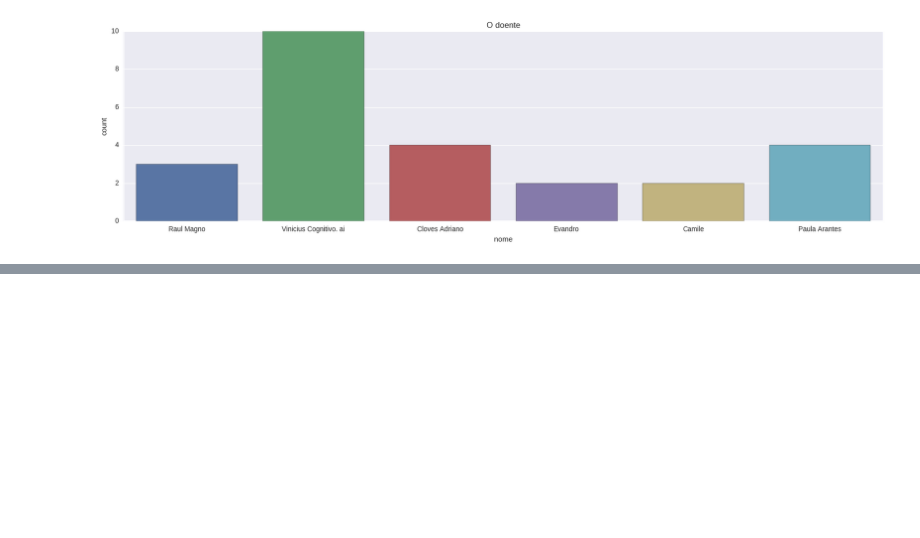
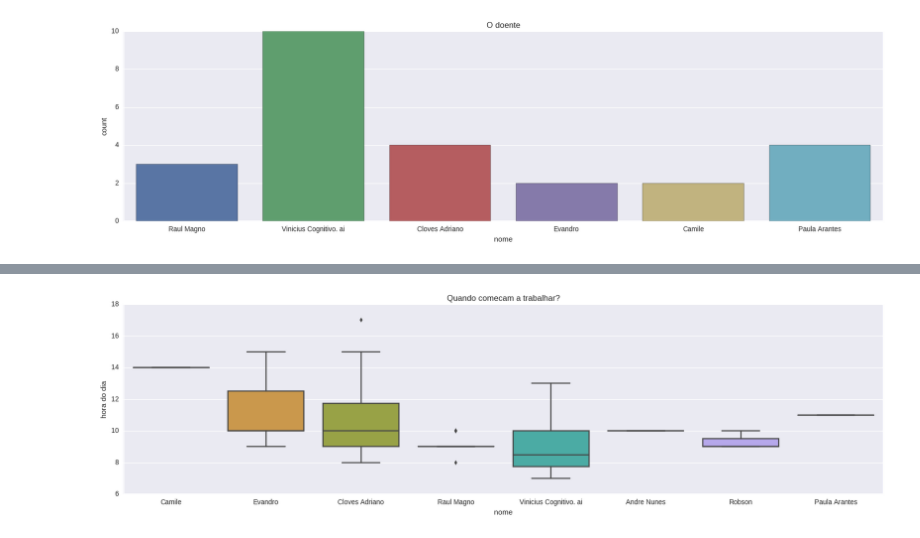
Before and after one commit to SCloves/analises_das_conversas_no_whatsapp, a Jupyter notebook: analise_whats_grupo_conectivo.ipynb, the cells around one changed output, grey strips where cells are left out. Cells and saved outputs as stored; diff of their text form; code cells hidden in the pictures; blank space fills up the shorter version.

Commit message:
adicionando hora

```diff
--- a/analise_whats_grupo_conectivo.ipynb
+++ b/analise_whats_grupo_conectivo.ipynb
@@ -70,5 +72,3 @@ lista_dics_conectivo = cria_lista_dics(arquivo_conectivo)
 lis_dics_cognitivo = cria_lista_dics(arquivo_cognitivo)
 # %%
 lista = lis_dics_cognitivo + lista_dics_conectivo
-# %%
-texto = '21/11/16, 14:27 - Evandro: Cloves, acho que todo mundo já te conhece'
@@ -332,3 +324,9 @@ See the caveats in the documentation: http://pandas.pydata.org/pandas-docs/stabl
 menciona2 = pd.concat([menciona['nome2'], menciona['menciona']], axis=1, keys=['nome', 'menciona'])
 # %%
 menciona2.to_csv("menciona.csv", sep=';')
+# %%
+df2['on'] = [palavra_no_texto(' on ', texto) for texto in df2['texto']]
+# %%
+on = df2[df2['on'] == True]
+# %%
+on['hora do dia'] = on.data.dt.hour
@@ -396,3 +400,7 @@ sns.countplot(x='nome', data=doente).set_title("O doente");
 Quem costuma mencionar mais quem
 
 <img src='diagrama.png'>
+# %%
+sns.boxplot(x='nome', y='hora do dia', data=on).set_title('Quando comecam a trabalhar?');
+# %% [output]
+[figure, added]
```
Also changed, not shown: parts of 8 cells of this notebook.
